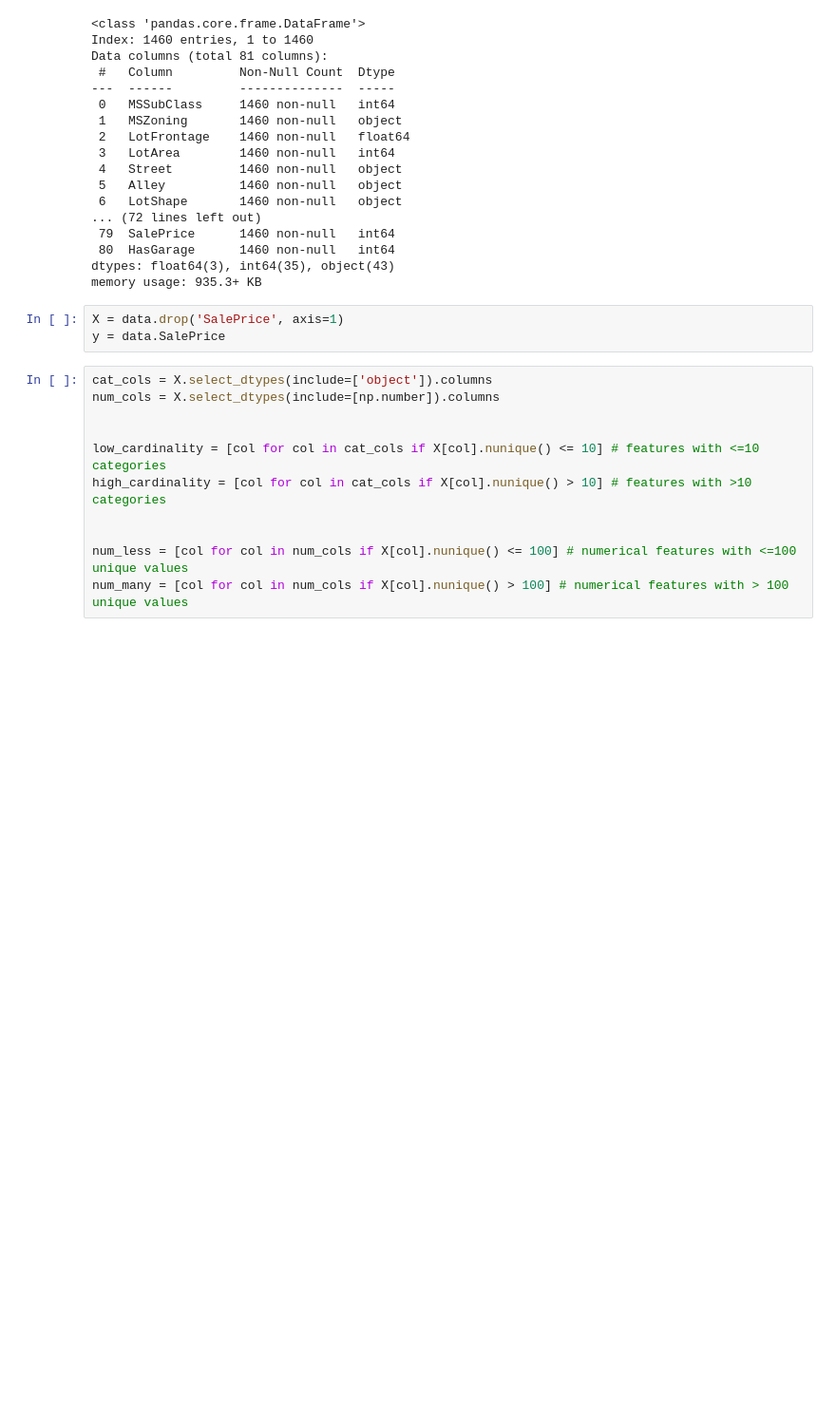
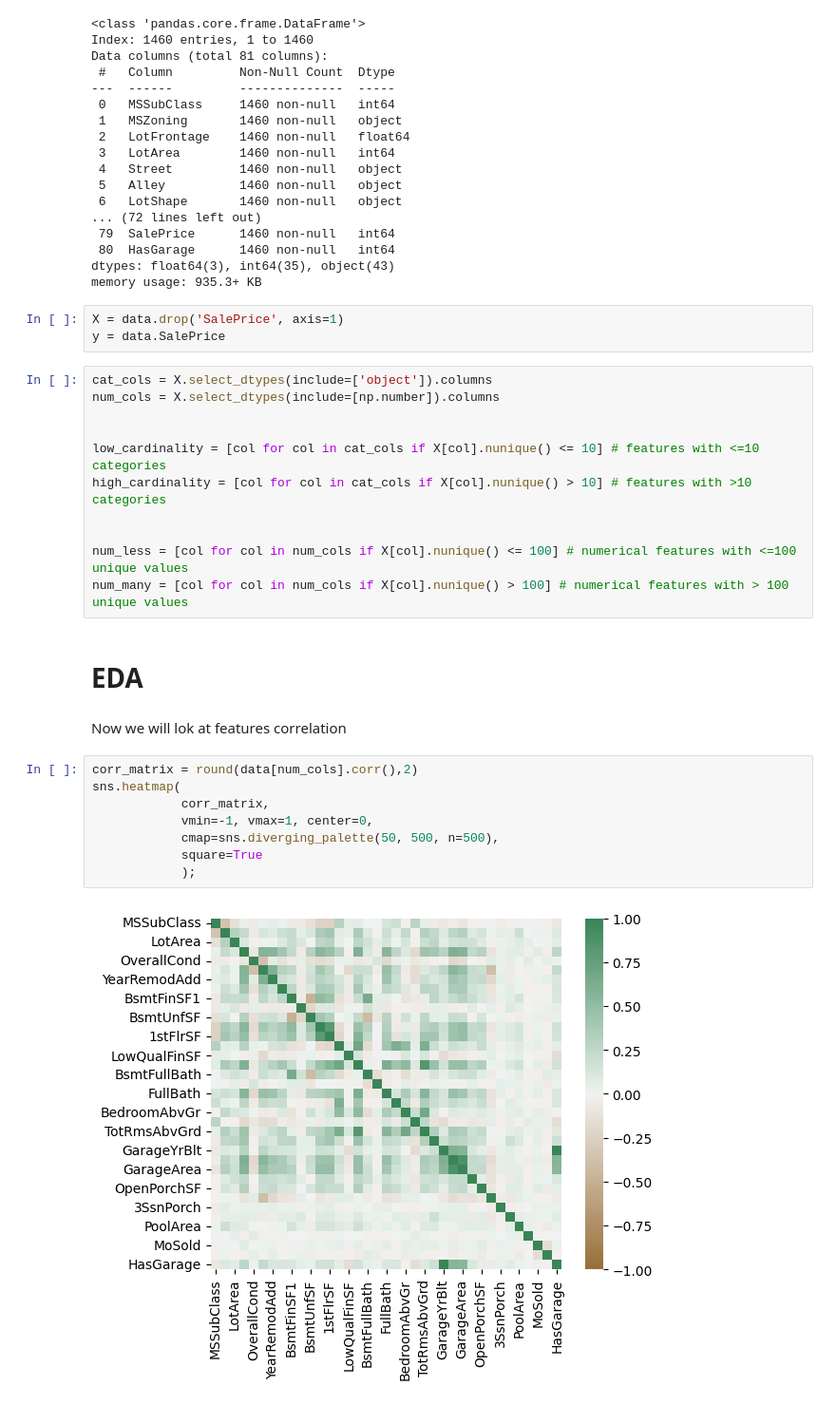
Before and after one commit to nikolaj278/house-prices-prediction, a Jupyter notebook: notebooks/house_prices_prediction.ipynb, the cells around one changed output. Shown at 95% size. Drawn from its saved outputs; the diff is of its cells as text; blank space fills up the shorter version.

```diff
--- a/notebooks/house_prices_prediction.ipynb
+++ b/notebooks/house_prices_prediction.ipynb
@@ -60,3 +63,17 @@ high_cardinality = [col for col in cat_cols if X[col].nunique() > 10] # features
 
 num_less = [col for col in num_cols if X[col].nunique() <= 100] # numerical features with <=100 unique values
 num_many = [col for col in num_cols if X[col].nunique() > 100] # numerical features with > 100 unique values
+# %% [markdown]
+# EDA
+# %% [markdown]
+Now we will lok at features correlation
+# %%
+corr_matrix = round(data[num_cols].corr(),2)
+sns.heatmap(
+            corr_matrix,
+            vmin=-1, vmax=1, center=0,
+            cmap=sns.diverging_palette(50, 500, n=500),
+            square=True
+            );
+# %% [output]
+[figure, added]
```
Also changed, not shown: parts of 8 cells of this notebook.
